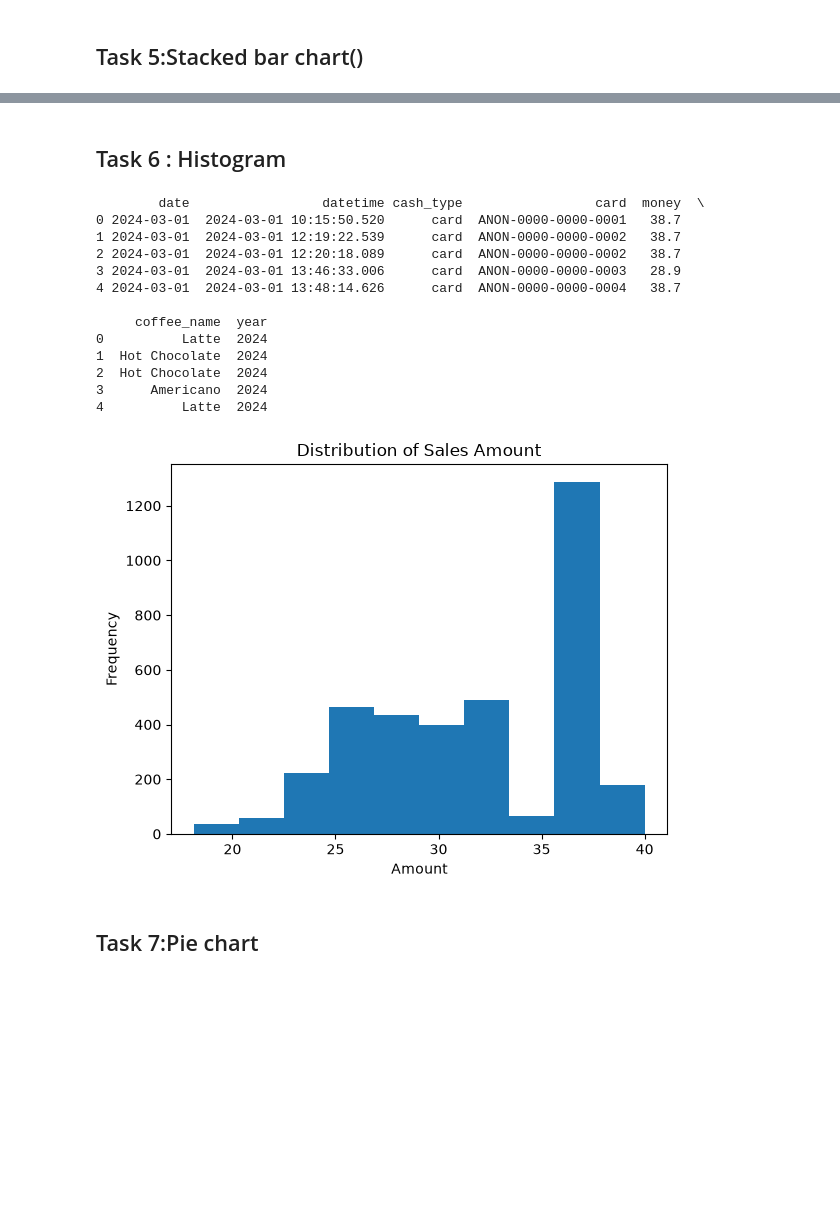
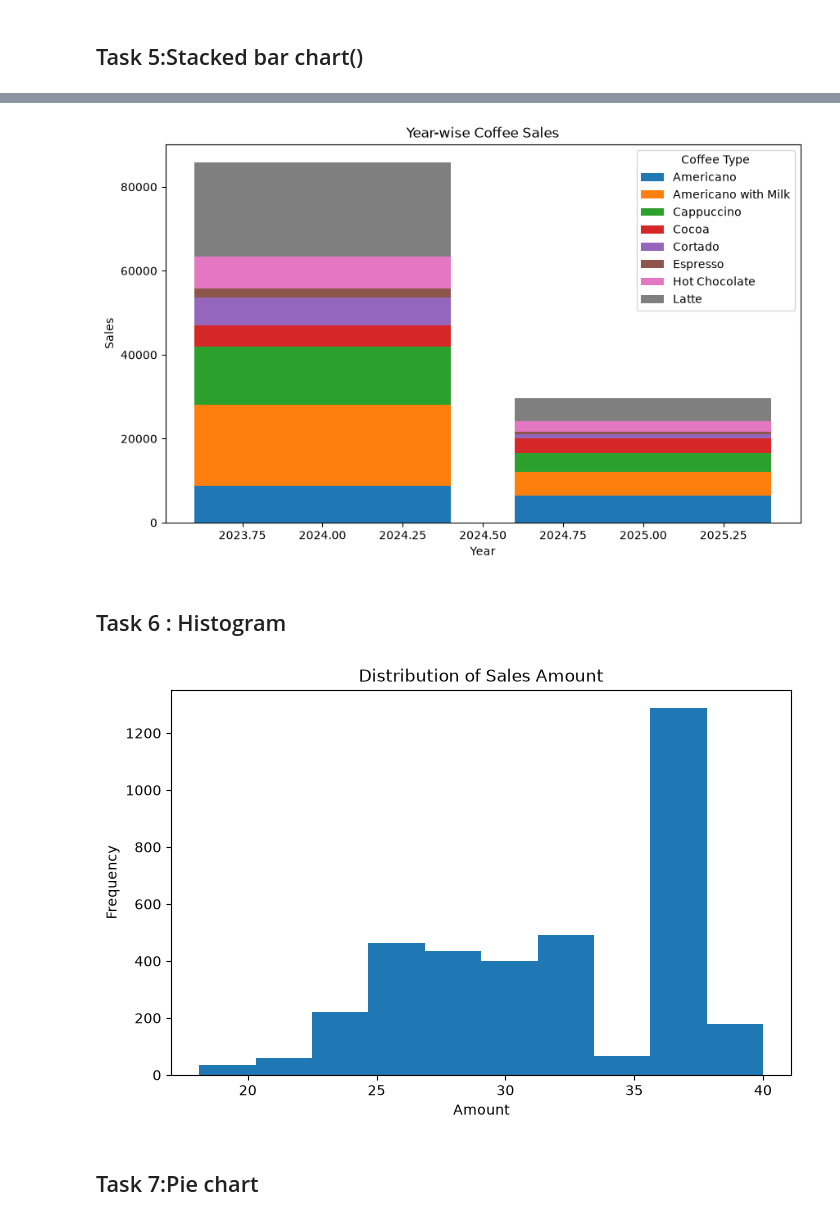
Before and after one commit to NakulChahal/GenAiAssignments, a Jupyter notebook: assignment-11.ipynb, the cells around one changed output, grey strips where cells are left out. Saved outputs shown, nothing was run; the diff lists cells and outputs as text; code cells hidden in the pictures; blank space fills up the shorter version.

```diff
--- a/assignment-11.ipynb
+++ b/assignment-11.ipynb
@@ -3,8 +3,3 @@
 # %%
 import pandas as pd
 import matplotlib.pyplot as plt
-# %%
-sales=pd.read_csv('sales.csv')
-sales=pd.DataFrame(sales)
-sales.head()
-#sales.describe()
@@ -129,28 +128,54 @@ year
+# %%
+stacked_data = sales.pivot_table(
+    index='year',
+    columns='coffee_name',
+    values='money',
+    aggfunc='sum',
+    fill_value=0
+)
+
+plt.figure(figsize=(10,6))
+
+bottom = [0] * len(stacked_data)
+
+for coffee in stacked_data.columns:
+    plt.bar(
+        stacked_data.index,
+        stacked_data[coffee],
+        bottom=bottom,
+        label=coffee
+    )
+
+    bottom = [
+        bottom[i] + stacked_data[coffee].iloc[i]
+        for i in range(len(bottom))
+    ]
+
+plt.title('Year-wise Coffee Sales')
+plt.xlabel('Year')
+plt.ylabel('Sales')
+plt.legend(title='Coffee Type')
+
+plt.show()
+# %% [output]
+[figure, added]
 # %% [markdown]
 ## Task 6 : Histogram
 # %%
-plt.hist(sales['money'], bins=10)
-print(sales.head())
+plt.figure(figsize=(8,5))
+
+plt.hist(
+    sales['money'],
+    bins=10
+)
+
 plt.title('Distribution of Sales Amount')
 plt.xlabel('Amount')
 plt.ylabel('Frequency')
 
 plt.show()
 # %% [output]
-        date                 datetime cash_type                 card  money  \
-0 2024-03-01  2024-03-01 10:15:50.520      card  ANON-0000-0000-0001   38.7
-1 2024-03-01  2024-03-01 12:19:22.539      card  ANON-0000-0000-0002   38.7
-2 2024-03-01  2024-03-01 12:20:18.089      card  ANON-0000-0000-0002   38.7
-3 2024-03-01  2024-03-01 13:46:33.006      card  ANON-0000-0000-0003   28.9
-4 2024-03-01  2024-03-01 13:48:14.626      card  ANON-0000-0000-0004   38.7
-
-     coffee_name  year
-0          Latte  2024
-1  Hot Chocolate  2024
-2  Hot Chocolate  2024
-3      Americano  2024
-4          Latte  2024
-[figure, old version]
+[figure, new version]
 # %% [markdown]
 ## Task 7:Pie chart
 # %%
```
Also changed, not shown: parts of 9 cells of this notebook, 1 other file.
